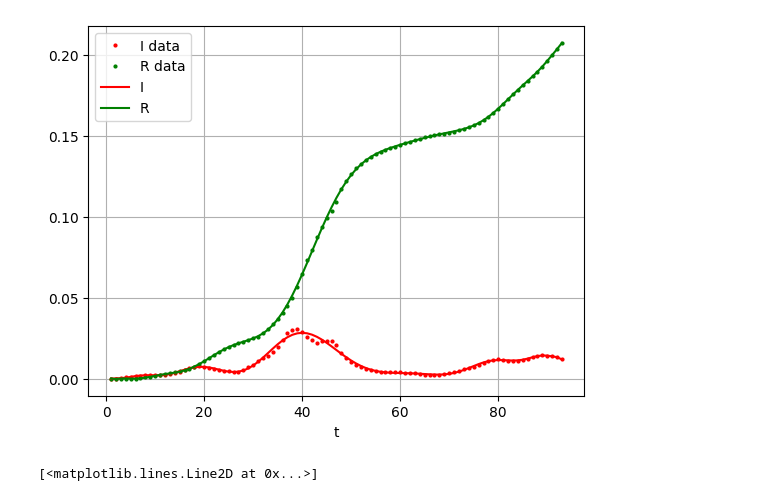
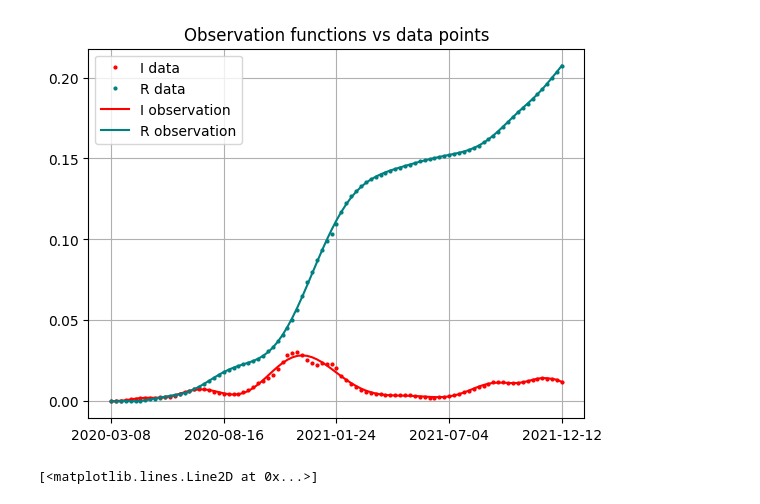
Before and after one commit to seon9cho/COVID-DataAssimilation, a Jupyter notebook: SIR_COVID1.ipynb, the cells around one changed output. Cells and saved outputs as stored; diff of their text form; code cells hidden in the pictures.

```diff
--- a/SIR_COVID1.ipynb
+++ b/SIR_COVID1.ipynb
@@ -117,6 +67,14 @@ P_total = 1000000
+# %%
+# Estimate of the total Salt Lake County population in 2020 (https://www.census.gov/quickfacts/fact/table/saltlakecountyutah/PST045224)
+P_total = 1e6
 # %%
-I_data = np.array([sum(case_count_data[:k]) for k in range(1, 4)] + [sum(case_count_data[k:k+4]) for k in range(len(case_count_data) - 3)])
+# I_data and R_data is generated with the assumption that COVID lasts for 4 weeks total.
+# Therefore, I_data is the sum of the new cases from the past 4 weeks and R_data is the sum of every new case up til the past 4 weeks.
+
+I_data = np.array([sum(case_count_data[:k]) for k in range(1, 4)] + \
+                  [sum(case_count_data[k:k+4]) for k in range(len(case_count_data) - 3)])
 R_data = np.array([0, 0, 0] + [sum(case_count_data[:k]) for k in range(len(case_count_data) - 3)])
 
 I_data = I_data / P_total
 R_data = R_data / P_total
+S_data = 1 - I_data - R_data
@@ -135,20 +101,24 @@ k = lambda x: c + sum(a[i]*np.cos(2*np.pi*x*i / 52) + b[i]*np.sin(2*np.pi*x*i /
 #time_steps = np.linspace(0, N / 52, N, endpoint=False)
 time_steps = np.array(t_cc_data)
 # %%
-I_poly = np.poly1d(np.polyfit(time_steps, I_data, 20))
-R_poly = np.poly1d(np.polyfit(time_steps, R_data, 20))
+# Create a callable observation function in the time domain for I and R
+
+I_obs = np.poly1d(np.polyfit(time_steps, I_data, 20))
+R_obs = np.poly1d(np.polyfit(time_steps, R_data, 20))
 # %%
-plt.plot(time_steps, I_data,'ro', label='I data', ms = 2)
-plt.plot(time_steps, R_data,'go', label='R data', ms = 2)
+plt.plot(time_steps, I_data, color='red', linestyle='none', marker='o', label='I data', ms = 2)
+plt.plot(time_steps, R_data, color='teal', linestyle='none', marker='o', label='R data', ms = 2)
 
-plt.plot(time_steps, I_poly(time_steps), 'r', label="I")
-plt.plot(time_steps, R_poly(time_steps), 'g', label="R")
+plt.plot(time_steps, I_obs(time_steps), 'red', label="I observation")
+plt.plot(time_steps, R_obs(time_steps), 'teal', label="R observation")
+
 plt.legend(loc='upper left')
-plt.xlabel('t')
+plt.xticks(t_cc_data[::23], dates[:len(case_count_data):23])
+plt.title("Observation functions vs data points")
 plt.grid()
-plt.show()
+plt.savefig("graphics/obs_vs_data.png")
 # %% [output]
-[figure, old version]
+[figure, new version]
 # %%
 def fourier_series(t, *args):
     t = np.array(t)
```
Also changed, not shown: parts of 13 cells of this notebook.
